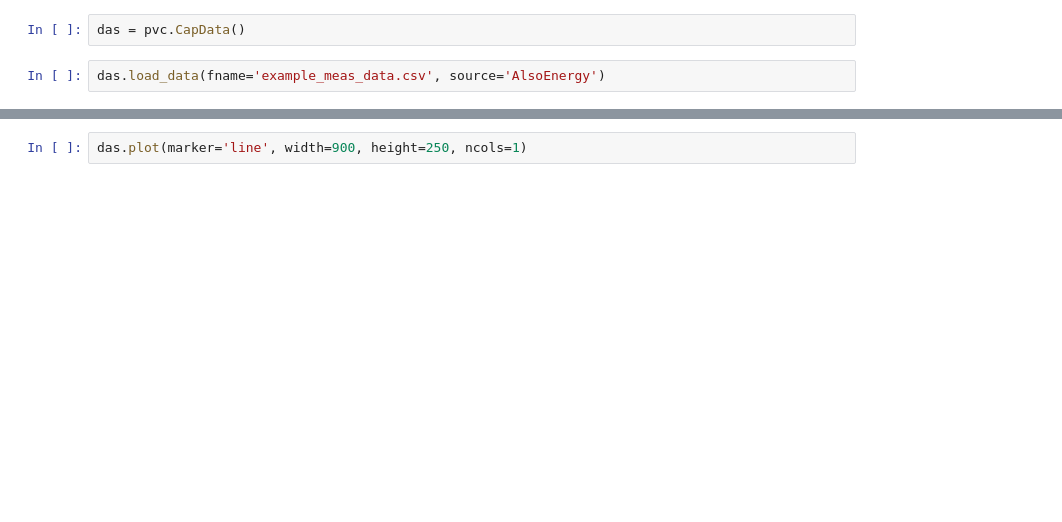
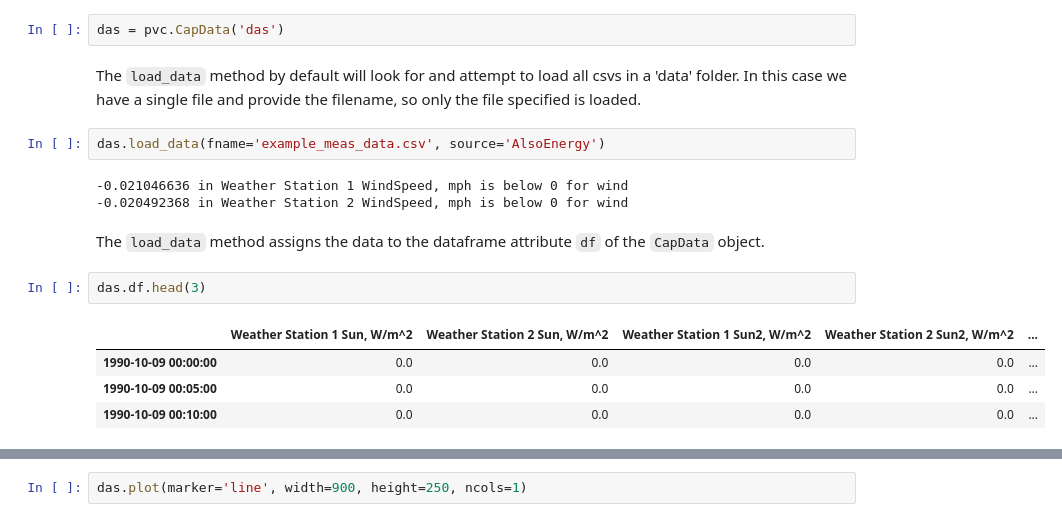
Before and after one commit to pvcaptest/pvcaptest, a Jupyter notebook: examples/captest_example.ipynb, the cells around one changed output, grey strips where cells are left out. Cells and saved outputs as stored; diff of their text form; blank space fills up the shorter version.

```diff
--- a/examples/captest_example.ipynb
+++ b/examples/captest_example.ipynb
@@ -24,4 +36,18 @@ User input is required to set which inferred measurement type is the correct one
 # %%
-das = pvc.CapData()
+das = pvc.CapData('das')
+# %% [markdown]
+The `load_data` method by default will look for and attempt to load all csvs in a 'data' folder.  In this case we have a single file and provide the filename, so only the file specified is loaded.
 # %%
 das.load_data(fname='example_meas_data.csv', source='AlsoEnergy')
+# %% [output]
+-0.021046636 in Weather Station 1 WindSpeed, mph is below 0 for wind
+-0.020492368 in Weather Station 2 WindSpeed, mph is below 0 for wind
+# %% [markdown]
+The `load_data` method assigns the data to the dataframe attribute `df` of the `CapData` object.
+# %%
+das.df.head(3)
+# %% [output]
+|  | Weather Station 1 Sun, W/m^2 | Weather Station 2 Sun, W/m^2 | Weather Station 1 Sun2, W/m^2 | Weather Station 2 Sun2, W/m^2 | ... |
+| 1990-10-09 00:00:00 | 0.0 | 0.0 | 0.0 | 0.0 | ... |
+| 1990-10-09 00:05:00 | 0.0 | 0.0 | 0.0 | 0.0 | ... |
+| 1990-10-09 00:10:00 | 0.0 | 0.0 | 0.0 | 0.0 | ... |
```
Also changed, not shown: parts of 85 cells of this notebook.
